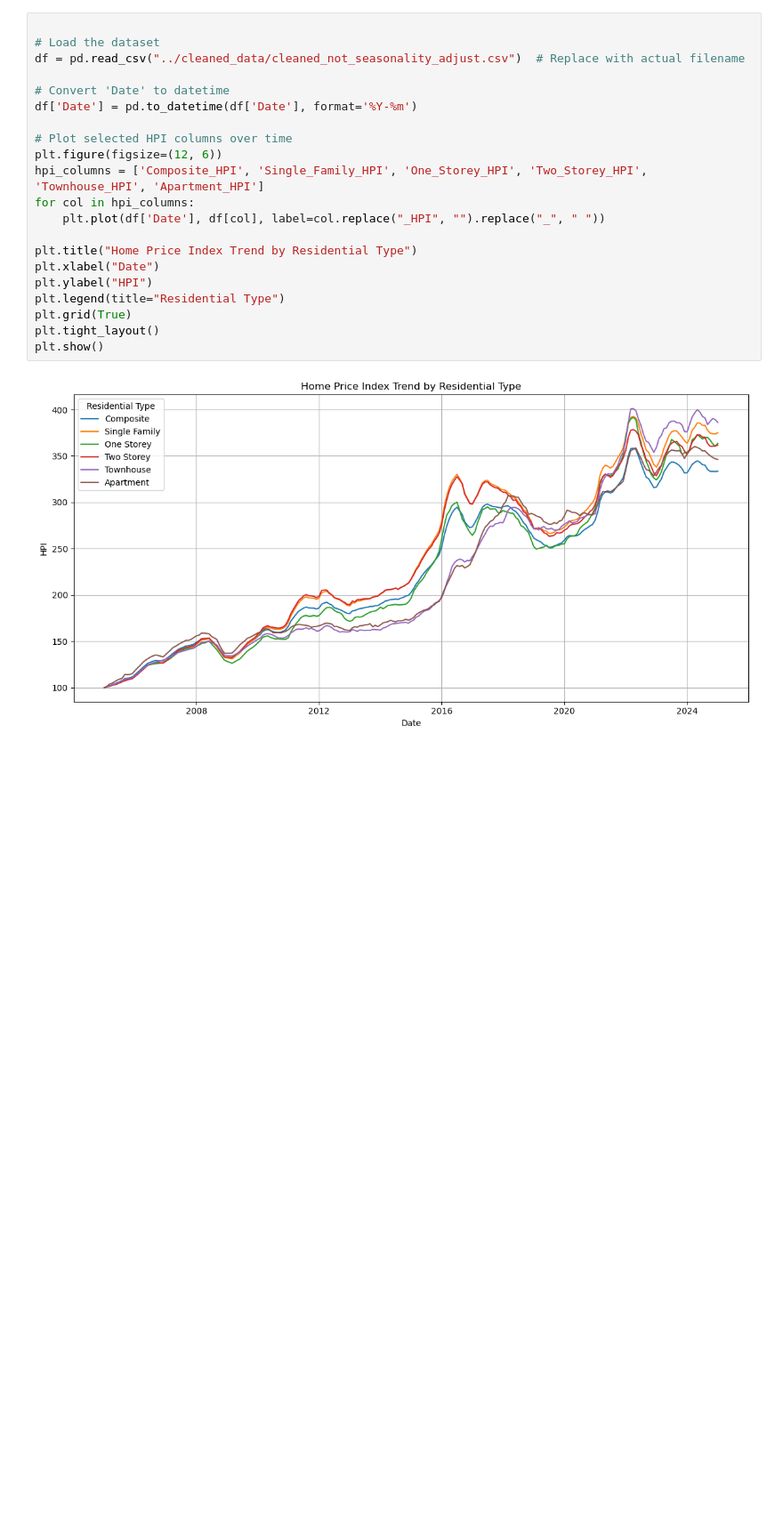
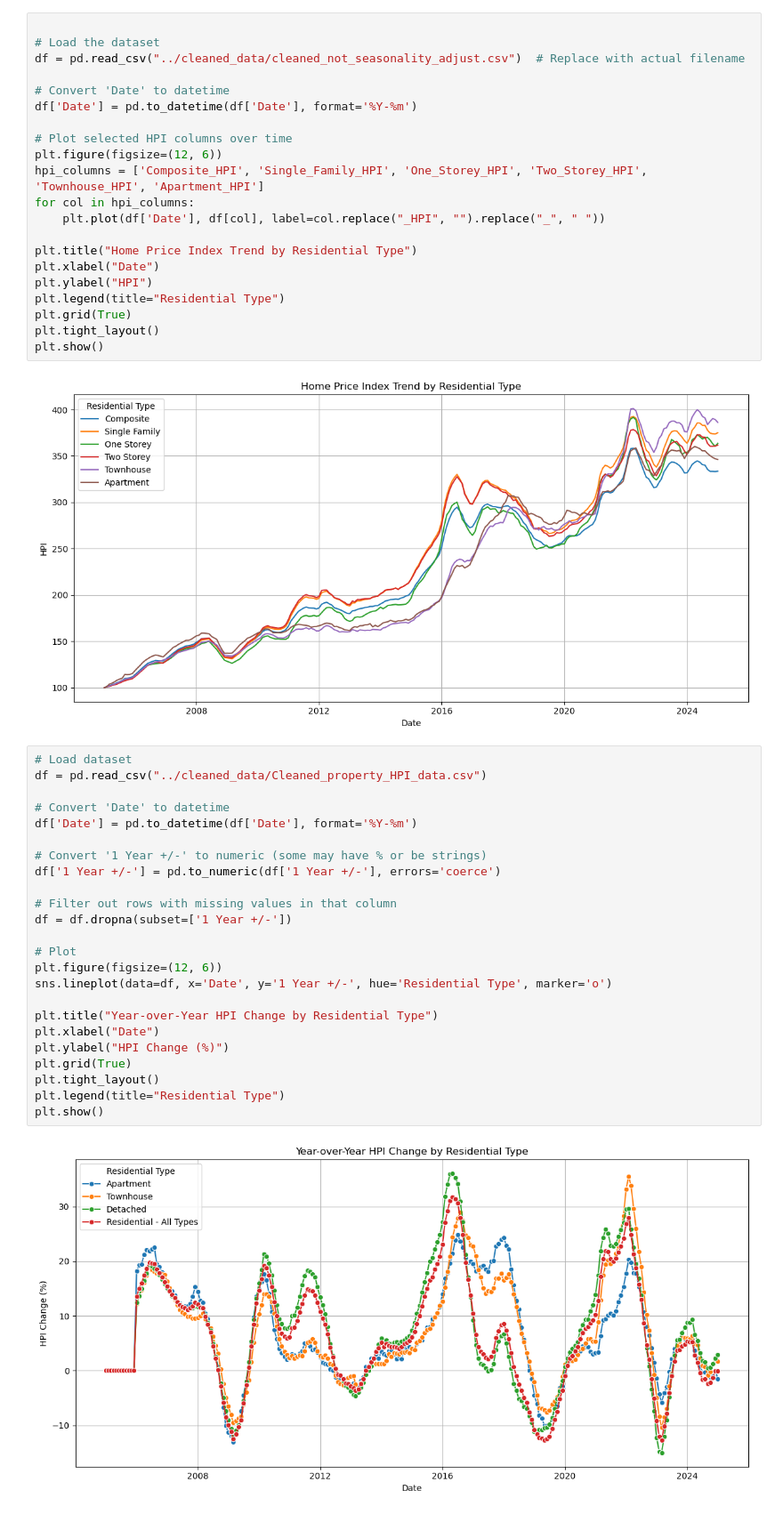
Before and after one commit to Ericzhouhy/CMPT_733_Final_Project, a Jupyter notebook: larry/cleand_data_visulization.ipynb, the cells around one changed output. Shown: that part at 89% size. Saved outputs shown, nothing was run; the diff lists cells and outputs as text; blank space fills up the shorter version.

Commit message:
Add line plot of year-over-year HPI percentage change by residential type

```diff
--- a/larry/cleand_data_visulization.ipynb
+++ b/larry/cleand_data_visulization.ipynb
@@ -74,3 +74,29 @@ plt.tight_layout()
 plt.show()
 # %% [output]
 [figure]
+# %%
+# Load dataset
+df = pd.read_csv("../cleaned_data/Cleaned_property_HPI_data.csv")
+
+# Convert 'Date' to datetime
+df['Date'] = pd.to_datetime(df['Date'], format='%Y-%m')
+
+# Convert '1 Year +/-' to numeric (some may have % or be strings)
+df['1 Year +/-'] = pd.to_numeric(df['1 Year +/-'], errors='coerce')
+
+# Filter out rows with missing values in that column
+df = df.dropna(subset=['1 Year +/-'])
+
+# Plot
+plt.figure(figsize=(12, 6))
+sns.lineplot(data=df, x='Date', y='1 Year +/-', hue='Residential Type', marker='o')
+
+plt.title("Year-over-Year HPI Change by Residential Type")
+plt.xlabel("Date")
+plt.ylabel("HPI Change (%)")
+plt.grid(True)
+plt.tight_layout()
+plt.legend(title="Residential Type")
+plt.show()
+# %% [output]
+[figure, added]
```
